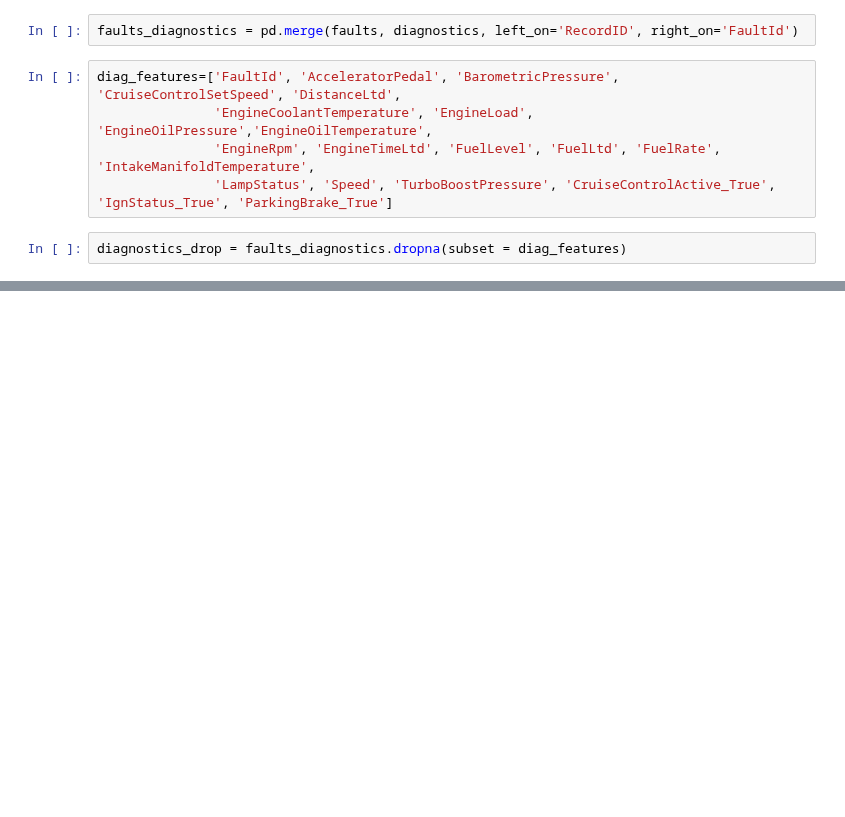
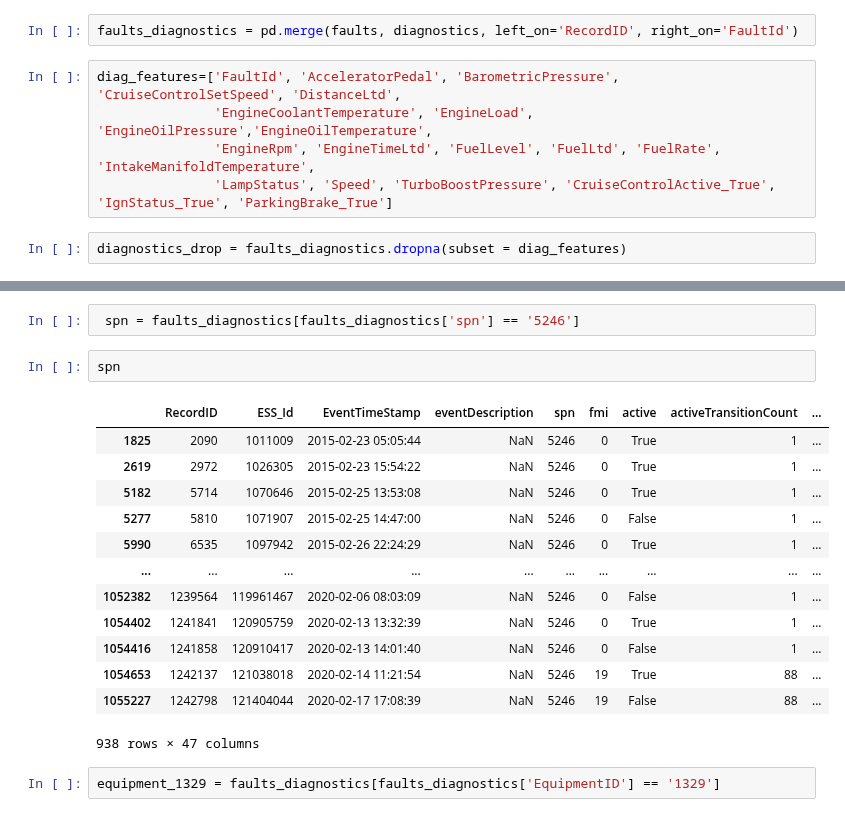
Before and after one commit to KagonDeans/big-g-ml-convoy, a Jupyter notebook: notebooks/kd_transformation_bg.ipynb, the cells around one changed output, grey strips where cells are left out. Cells and saved outputs as stored; diff of their text form; blank space fills up the shorter version.

```diff
--- a/notebooks/kd_transformation_bg.ipynb
+++ b/notebooks/kd_transformation_bg.ipynb
@@ -159,0 +208,20 @@ diagnostics_drop
+# %%
+ spn = faults_diagnostics[faults_diagnostics['spn'] == '5246']
+# %%
+spn
+# %% [output]
+|  | RecordID | ESS_Id | EventTimeStamp | eventDescription | spn | fmi | active | activeTransitionCount | ... |
+| 1825 | 2090 | 1011009 | 2015-02-23 05:05:44 | NaN | 5246 | 0 | True | 1 | ... |
+| 2619 | 2972 | 1026305 | 2015-02-23 15:54:22 | NaN | 5246 | 0 | True | 1 | ... |
+| 5182 | 5714 | 1070646 | 2015-02-25 13:53:08 | NaN | 5246 | 0 | True | 1 | ... |
+| 5277 | 5810 | 1071907 | 2015-02-25 14:47:00 | NaN | 5246 | 0 | False | 1 | ... |
+| 5990 | 6535 | 1097942 | 2015-02-26 22:24:29 | NaN | 5246 | 0 | True | 1 | ... |
+| ... | ... | ... | ... | ... | ... | ... | ... | ... | ... |
+| 1052382 | 1239564 | 119961467 | 2020-02-06 08:03:09 | NaN | 5246 | 0 | False | 1 | ... |
+| 1054402 | 1241841 | 120905759 | 2020-02-13 13:32:39 | NaN | 5246 | 0 | True | 1 | ... |
+| 1054416 | 1241858 | 120910417 | 2020-02-13 14:01:40 | NaN | 5246 | 0 | False | 1 | ... |
+| 1054653 | 1242137 | 121038018 | 2020-02-14 11:21:54 | NaN | 5246 | 19 | True | 88 | ... |
+| 1055227 | 1242798 | 121404044 | 2020-02-17 17:08:39 | NaN | 5246 | 19 | False | 88 | ... |
+938 rows × 47 columns
+# %%
+equipment_1329 = faults_diagnostics[faults_diagnostics['EquipmentID'] == '1329']
```
Also changed, not shown: parts of 27 cells of this notebook.
